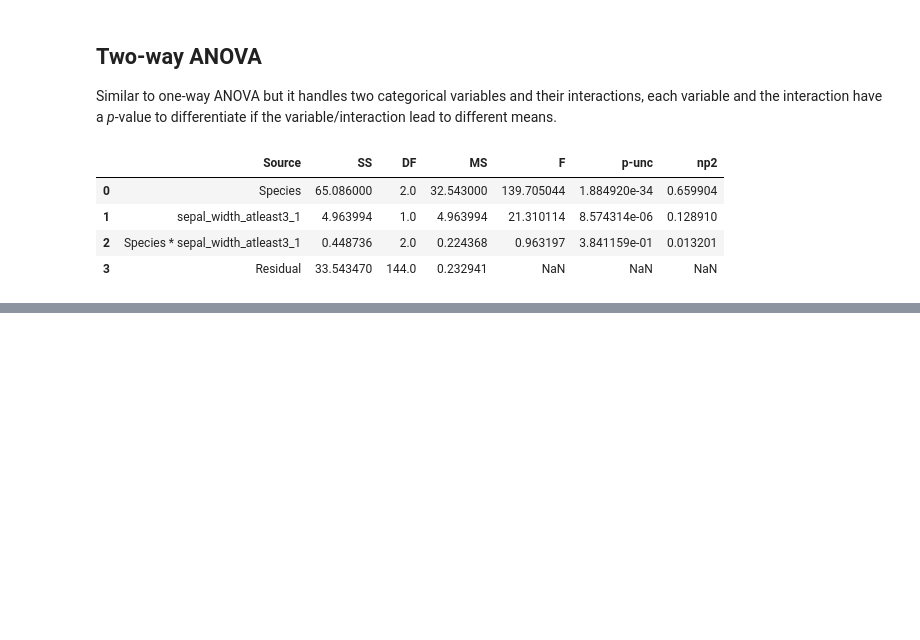
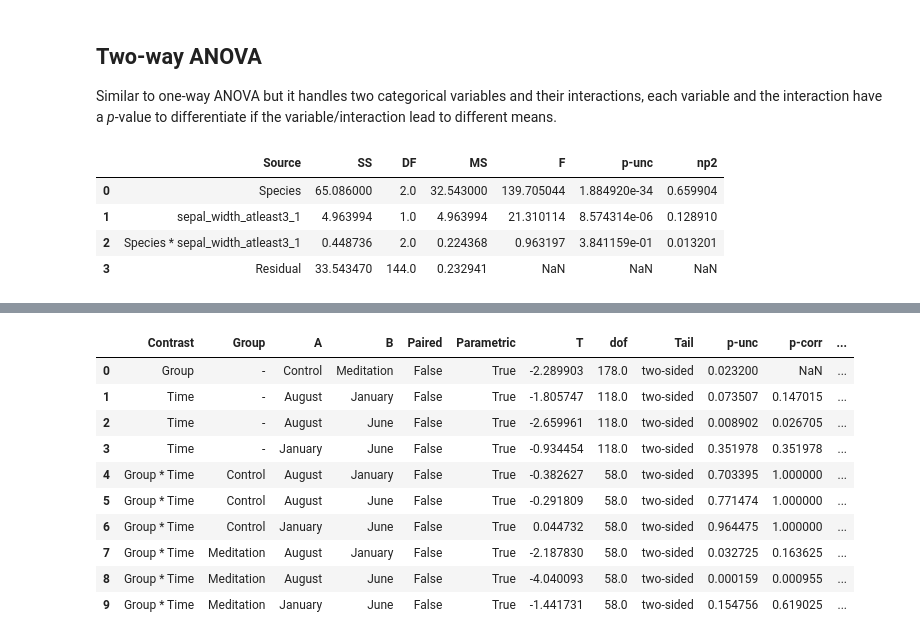
Before and after one commit to ShinSiangChoong/hypothesis_testing, a Jupyter notebook: parametric_tests.ipynb, the cells around one changed output, grey strips where cells are left out. Cells and saved outputs as stored; diff of their text form; code cells hidden in the pictures; blank space fills up the shorter version.

```diff
--- a/parametric_tests.ipynb
+++ b/parametric_tests.ipynb
@@ -242,0 +292,2 @@ pg.anova(
+# %%
+df_mixed_anova = pg.read_dataset('mixed_anova.csv')
@@ -242,0 +342,20 @@ pg.anova(
+# %%
+# Interaction among between
+pg.pairwise_ttests(
+    data=df_mixed_anova,
+    dv='Scores',
+    between=['Group', 'Time'],
+    padjust='holm',
+)
+# %% [output]
+|  | Contrast | Group | A | B | Paired | Parametric | T | dof | Tail | p-unc | p-corr | ... |
+| 0 | Group | - | Control | Meditation | False | True | -2.289903 | 178.0 | two-sided | 0.023200 | NaN | ... |
+| 1 | Time | - | August | January | False | True | -1.805747 | 118.0 | two-sided | 0.073507 | 0.147015 | ... |
+| 2 | Time | - | August | June | False | True | -2.659961 | 118.0 | two-sided | 0.008902 | 0.026705 | ... |
+| 3 | Time | - | January | June | False | True | -0.934454 | 118.0 | two-sided | 0.351978 | 0.351978 | ... |
+| 4 | Group * Time | Control | August | January | False | True | -0.382627 | 58.0 | two-sided | 0.703395 | 1.000000 | ... |
+| 5 | Group * Time | Control | August | June | False | True | -0.291809 | 58.0 | two-sided | 0.771474 | 1.000000 | ... |
+| 6 | Group * Time | Control | January | June | False | True | 0.044732 | 58.0 | two-sided | 0.964475 | 1.000000 | ... |
+| 7 | Group * Time | Meditation | August | January | False | True | -2.187830 | 58.0 | two-sided | 0.032725 | 0.163625 | ... |
+| 8 | Group * Time | Meditation | August | June | False | True | -4.040093 | 58.0 | two-sided | 0.000159 | 0.000955 | ... |
+| 9 | Group * Time | Meditation | January | June | False | True | -1.441731 | 58.0 | two-sided | 0.154756 | 0.619025 | ... |
```
Also changed, not shown: parts of 12 cells of this notebook, 3 other files.
